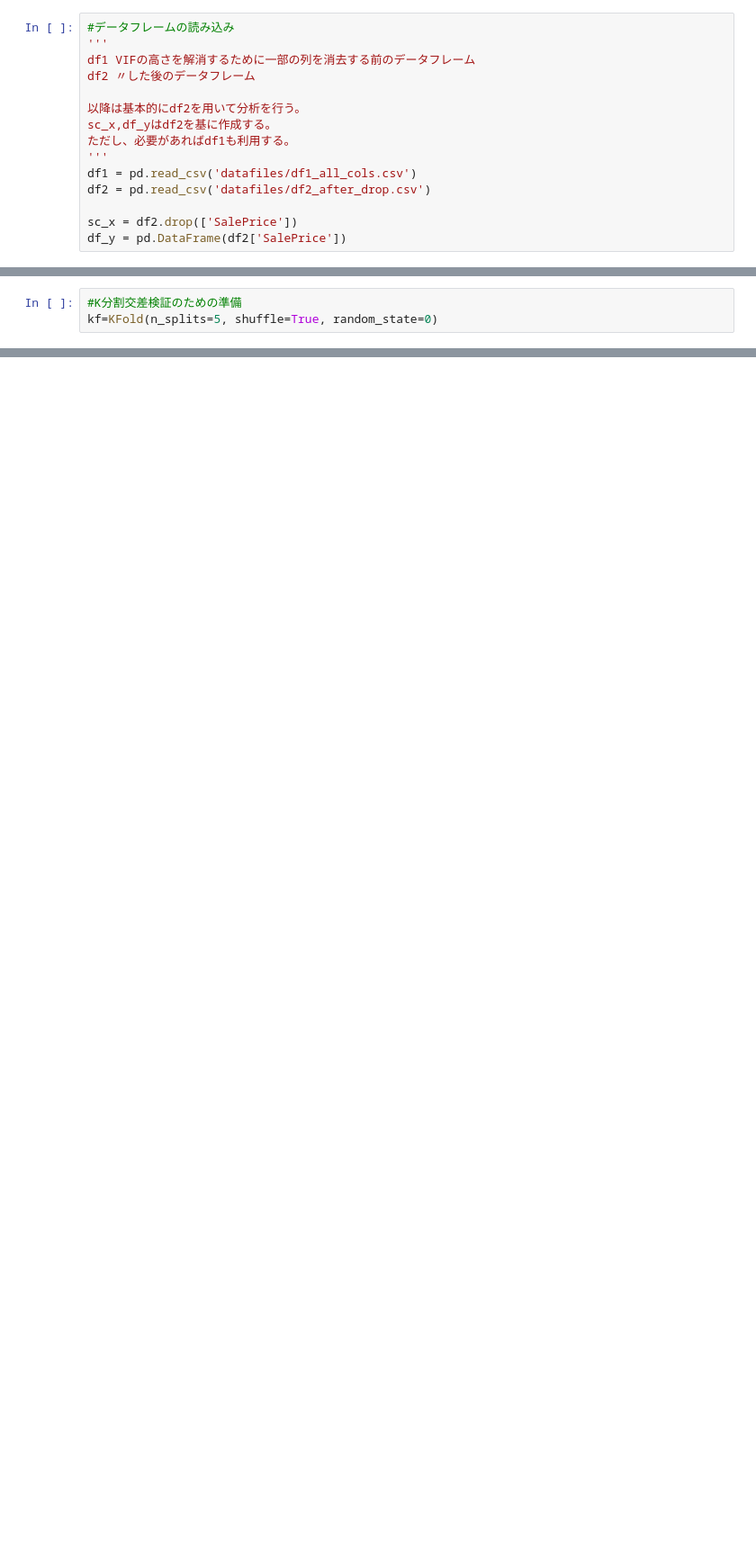
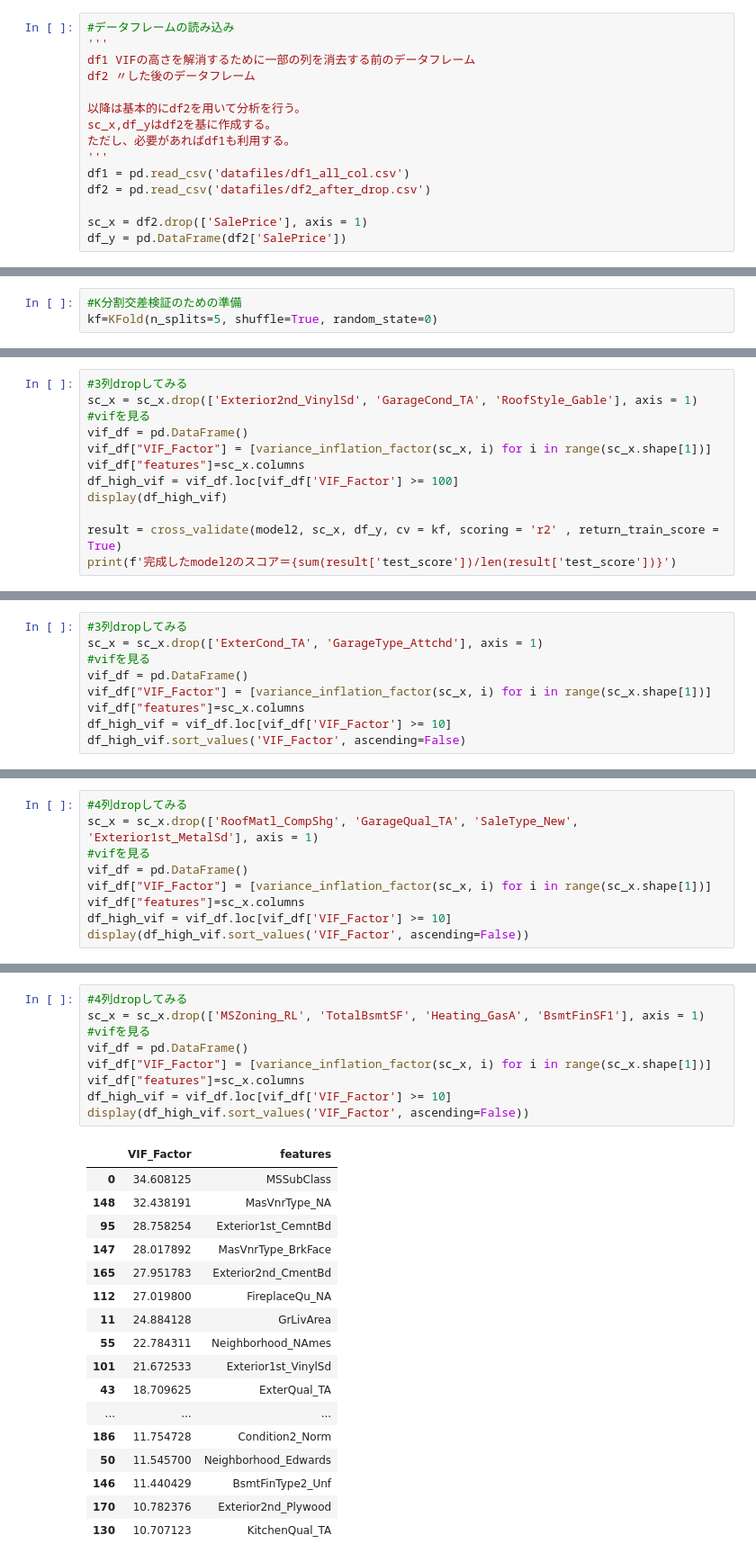
Before and after one commit to Udon-datascience/opendata_analysis, a Jupyter notebook: 4/4_analysis_2.ipynb, the cells around one changed output, grey strips where cells are left out. Shown at 90% size. Drawn from its saved outputs; the diff is of its cells as text; blank space fills up the shorter version.

Commit message:
delete high VIF columns

```diff
--- a/4/4_analysis_2.ipynb
+++ b/4/4_analysis_2.ipynb
@@ -24,8 +24,8 @@ df2 〃した後のデータフレーム
 sc_x,df_yはdf2を基に作成する。
 ただし、必要があればdf1も利用する。
 '''
-df1 = pd.read_csv('datafiles/df1_all_cols.csv')
+df1 = pd.read_csv('datafiles/df1_all_col.csv')
 df2 = pd.read_csv('datafiles/df2_after_drop.csv')
 
-sc_x = df2.drop(['SalePrice'])
+sc_x = df2.drop(['SalePrice'], axis = 1)
 df_y = pd.DataFrame(df2['SalePrice'])
@@ -54,0 +130,12 @@ model4.fit(sc_x, df_y)
+# %%
+#3列dropしてみる
+sc_x = sc_x.drop(['Exterior2nd_VinylSd', 'GarageCond_TA', 'RoofStyle_Gable'], axis = 1)
+#vifを見る
+vif_df = pd.DataFrame()
+vif_df["VIF_Factor"] = [variance_inflation_factor(sc_x, i) for i in range(sc_x.shape[1])]
+vif_df["features"]=sc_x.columns
+df_high_vif = vif_df.loc[vif_df['VIF_Factor'] >= 100]
+display(df_high_vif)
+
+result = cross_validate(model2, sc_x, df_y, cv = kf, scoring = 'r2' , return_train_score = True)
+print(f'完成したmodel2のスコア＝{sum(result['test_score'])/len(result['test_score'])}')
@@ -54,0 +171,9 @@ model4.fit(sc_x, df_y)
+# %%
+#3列dropしてみる
+sc_x = sc_x.drop(['ExterCond_TA', 'GarageType_Attchd'], axis = 1)
+#vifを見る
+vif_df = pd.DataFrame()
+vif_df["VIF_Factor"] = [variance_inflation_factor(sc_x, i) for i in range(sc_x.shape[1])]
+vif_df["features"]=sc_x.columns
+df_high_vif = vif_df.loc[vif_df['VIF_Factor'] >= 10]
+df_high_vif.sort_values('VIF_Factor', ascending=False)
@@ -54,0 +203,9 @@ model4.fit(sc_x, df_y)
+# %%
+#4列dropしてみる
+sc_x = sc_x.drop(['RoofMatl_CompShg', 'GarageQual_TA', 'SaleType_New', 'Exterior1st_MetalSd'], axis = 1)
+#vifを見る
+vif_df = pd.DataFrame()
+vif_df["VIF_Factor"] = [variance_inflation_factor(sc_x, i) for i in range(sc_x.shape[1])]
+vif_df["features"]=sc_x.columns
+df_high_vif = vif_df.loc[vif_df['VIF_Factor'] >= 10]
+display(df_high_vif.sort_values('VIF_Factor', ascending=False))
@@ -54,0 +235,27 @@ model4.fit(sc_x, df_y)
+# %%
+#4列dropしてみる
+sc_x = sc_x.drop(['MSZoning_RL', 'TotalBsmtSF', 'Heating_GasA', 'BsmtFinSF1'], axis = 1)
+#vifを見る
+vif_df = pd.DataFrame()
+vif_df["VIF_Factor"] = [variance_inflation_factor(sc_x, i) for i in range(sc_x.shape[1])]
+vif_df["features"]=sc_x.columns
+df_high_vif = vif_df.loc[vif_df['VIF_Factor'] >= 10]
+display(df_high_vif.sort_values('VIF_Factor', ascending=False))
+# %% [output]
+|  | VIF_Factor | features |
+| 0 | 34.608125 | MSSubClass |
+| 148 | 32.438191 | MasVnrType_NA |
+| 95 | 28.758254 | Exterior1st_CemntBd |
+| 147 | 28.017892 | MasVnrType_BrkFace |
+| 165 | 27.951783 | Exterior2nd_CmentBd |
+| 112 | 27.019800 | FireplaceQu_NA |
+| 11 | 24.884128 | GrLivArea |
+| 55 | 22.784311 | Neighborhood_NAmes |
+| 101 | 21.672533 | Exterior1st_VinylSd |
+| 43 | 18.709625 | ExterQual_TA |
+| ... | ... | ... |
+| 186 | 11.754728 | Condition2_Norm |
+| 50 | 11.545700 | Neighborhood_Edwards |
+| 146 | 11.440429 | BsmtFinType2_Unf |
+| 170 | 10.782376 | Exterior2nd_Plywood |
+| 130 | 10.707123 | KitchenQual_TA |
```
Also changed, not shown: parts of 18 cells of this notebook.
